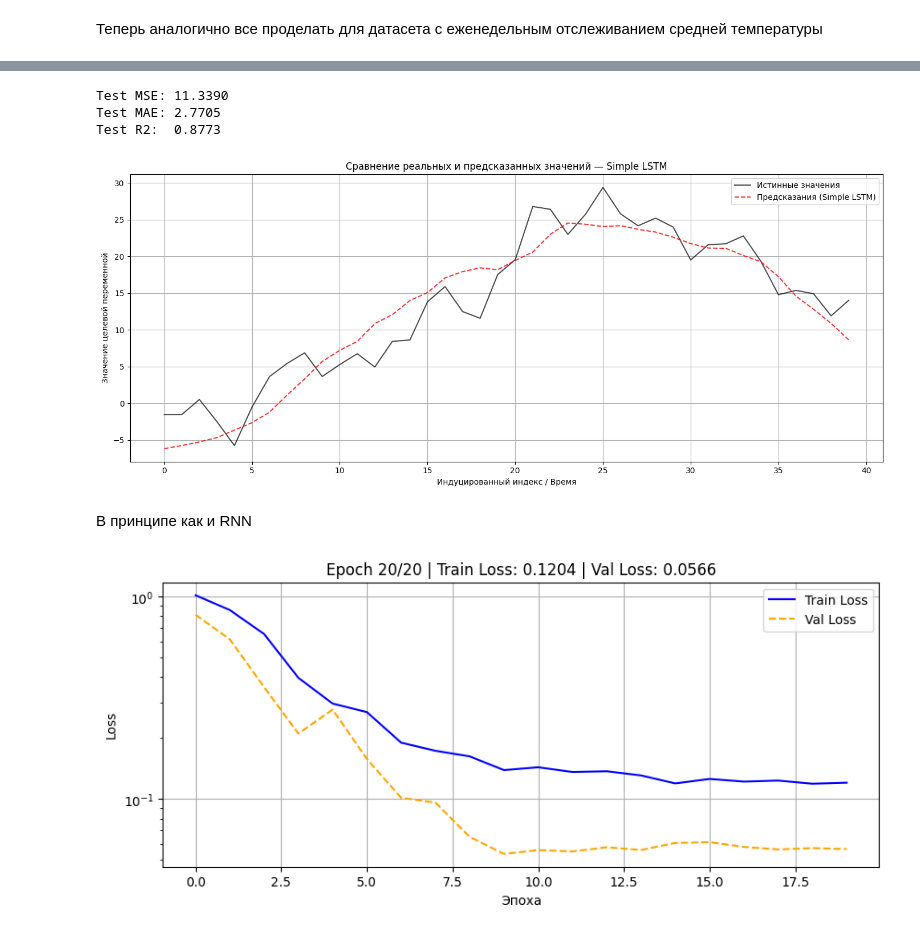
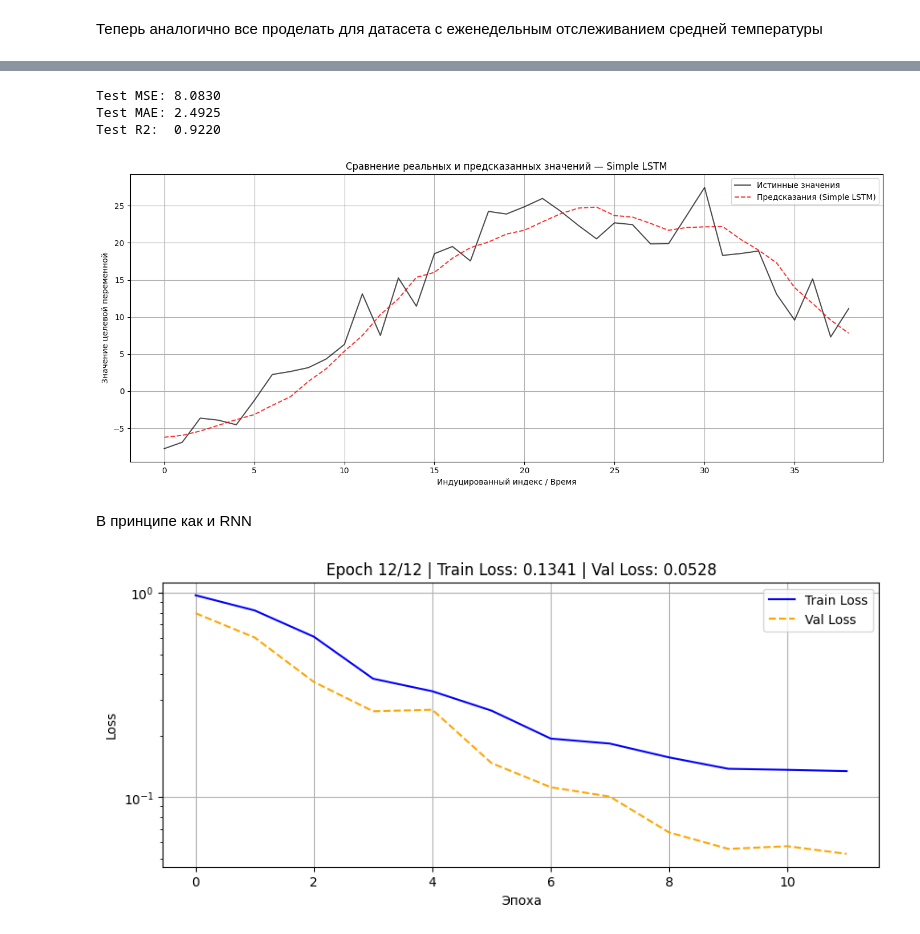
Before and after one commit to sergeydorof/neural_networks_labs, a Jupyter notebook: lab2/nn_lab2_models.ipynb, the cells around one changed output, grey strips where cells are left out. Drawn from its saved outputs; the diff is of its cells as text; code cells hidden in the pictures.

```diff
--- a/lab2/nn_lab2_models.ipynb
+++ b/lab2/nn_lab2_models.ipynb
@@ -699,11 +711,11 @@ trained_lstm, train_hist, val_hist = train_model(
 # %%
-y_true, y_pred = evaluate_recurrent_model(trained_lstm, test_loader, scaler_weekly_y, device=device)
+y_true, y_pred = evaluate_recurrent_model(trained_lstm, val_loader, scaler_weekly_y, device=device)
 plot_predictions(y_true, y_pred, model_name="Simple LSTM")
 # %% [output]
-Test MSE: 11.3390
-Test MAE: 2.7705
-Test R2:  0.8773
+Test MSE: 8.0830
+Test MAE: 2.4925
+Test R2:  0.9220
-[figure, old version]
+[figure, new version]
 # %% [markdown]
 В принципе как и RNN
 # %%
@@ -714,13 +726,13 @@ scheduler = torch.optim.lr_scheduler.ReduceLROnPlateau(optimizer, mode='min', fa
 # %%
 trained_deep_lstm, train_hist, val_hist = train_model(
     model=deep_lstm_model,
     train_loader=train_loader,
     val_loader=val_loader,
     criterion=criterion,
     optimizer=optimizer,
     scheduler=scheduler,
-    epochs=20,
+    epochs=12,
     device=device
 )
 # %% [output]
-[figure, old version]
+[figure, new version]
```
Also changed, not shown: parts of 25 cells of this notebook.
